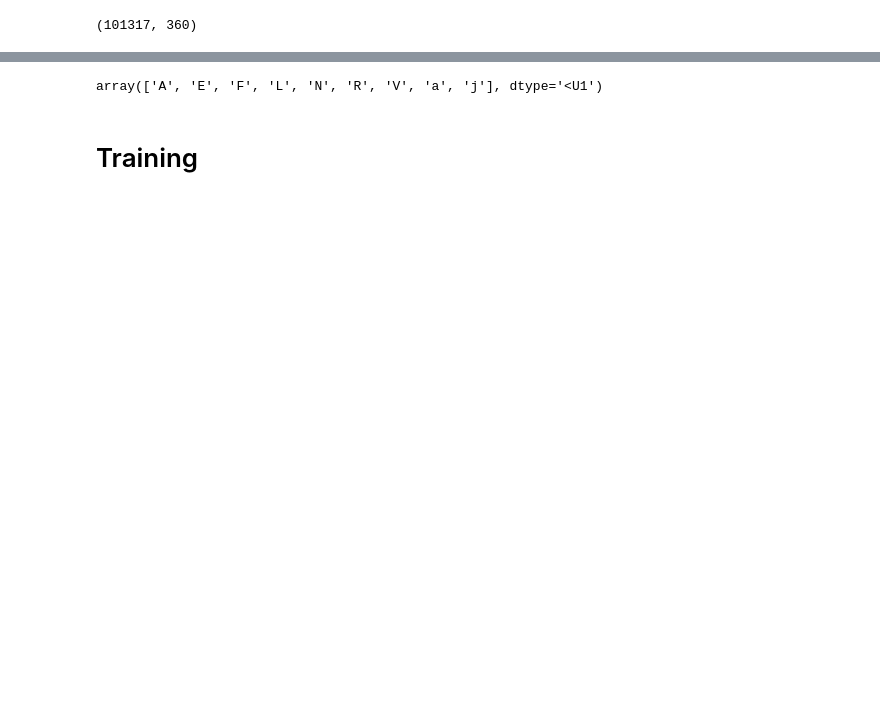
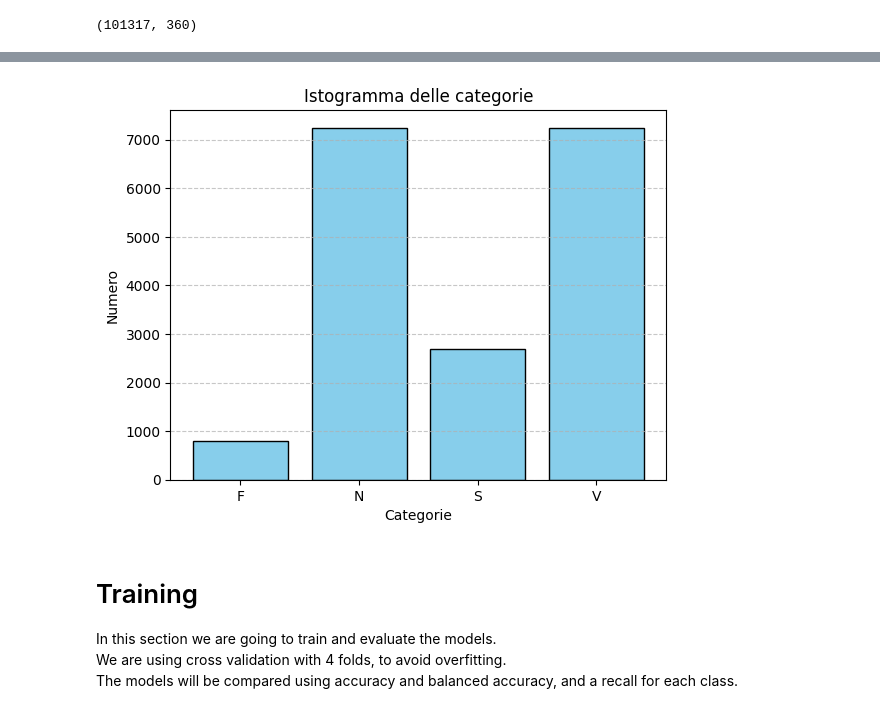
Before and after one commit to NunzioDA/AIApplicationsExam, a Jupyter notebook: test.ipynb, the cells around one changed output, grey strips where cells are left out. Cells and saved outputs as stored; diff of their text form; code cells hidden in the pictures; blank space fills up the shorter version.

Commit message:
Using new models

```diff
--- a/test.ipynb
+++ b/test.ipynb
@@ -87,0 +83,4 @@ j 229
+# %%
+print_histogram(y)
+# %% [output]
+[figure, added]
@@ -89,10 +92,9 @@ j 229
 label_encoder = LabelEncoder()
 integer_encoded = label_encoder.fit_transform(y)
 one_hot = to_categorical(integer_encoded)
-# %%
-label_encoder.classes_
-# %% [output]
-array(['A', 'E', 'F', 'L', 'N', 'R', 'V', 'a', 'j'], dtype='<U1')
 # %% [markdown]
 # Training
+In this section we are going to train and evaluate the models.<br>
+We are using cross validation with 4 folds, to avoid overfitting.<br>
+The models will be compared using accuracy and balanced accuracy, and a recall for each class.
 # %%
```
Also changed, not shown: parts of 22 cells of this notebook.
